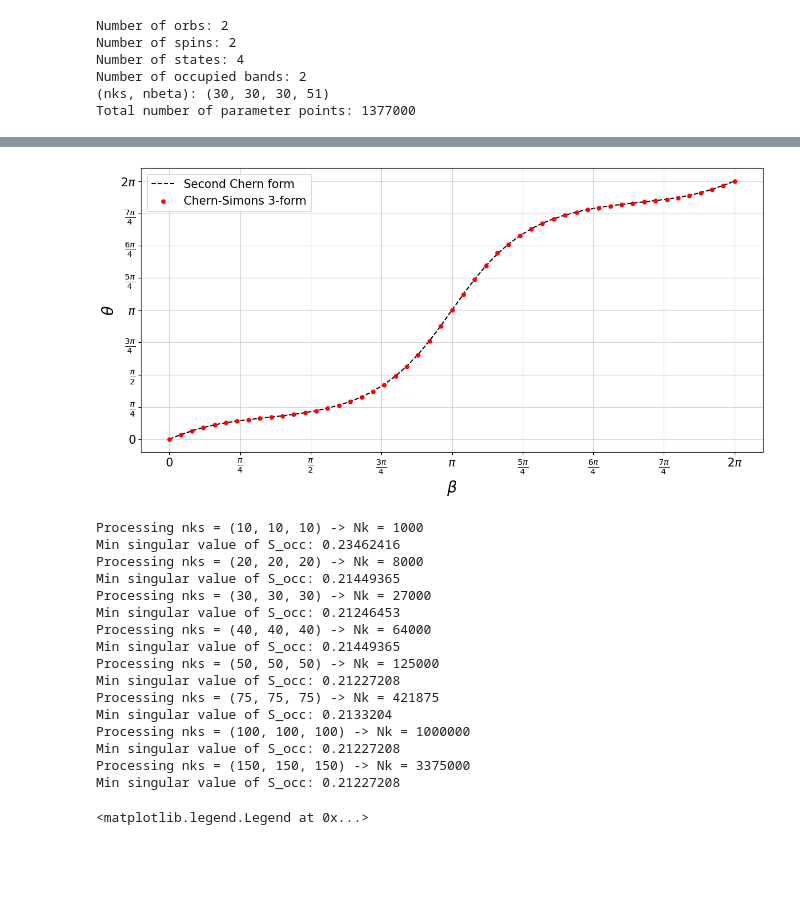
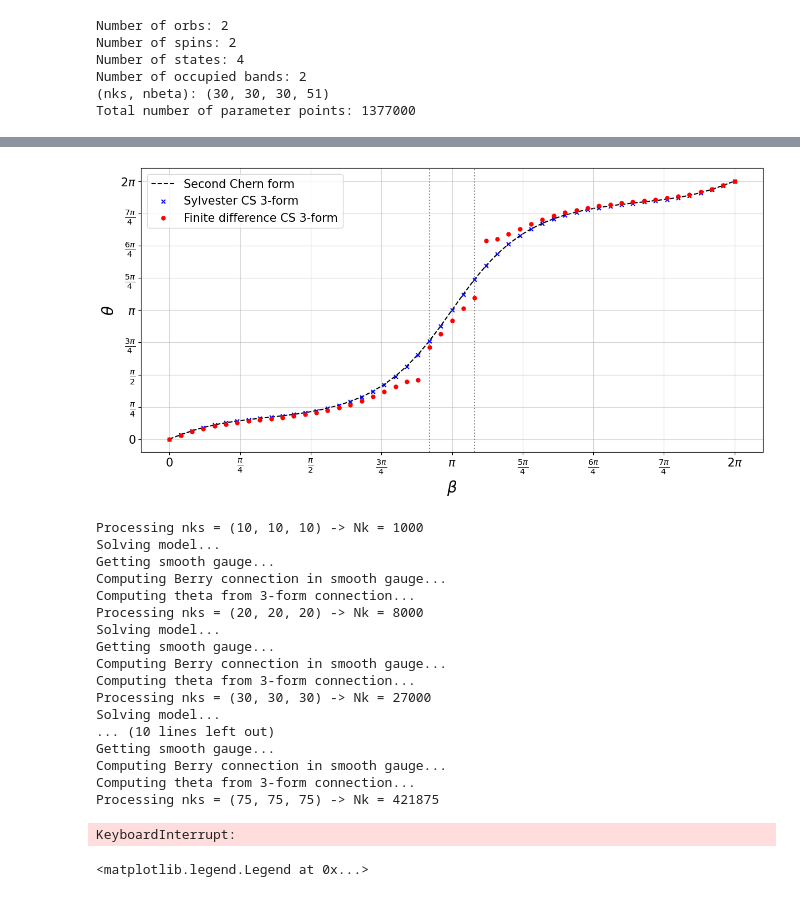
Before and after one commit to treycole/axion-projection-gauge, a Jupyter notebook: calculations/fkm_proj.ipynb, the cells around one changed output, grey strips where cells are left out. Saved outputs shown, nothing was run; the diff lists cells and outputs as text; code cells hidden in the pictures; blank space fills up the shorter version.

Commit message:
finite difference calculation

```diff
--- a/calculations/fkm_proj.ipynb
+++ b/calculations/fkm_proj.ipynb
@@ -103,3 +105,7 @@ betas_kubo, thetas_kubo, c2 = fkm_model.axion_angle(
     diff_order=8,
     beta=betas
 )
+# %%
+mesh = Mesh(dim_k=3, axis_types=["k", "k", "k"])
+mesh.build_grid(shape=nks)
+dks = [1/nk for nk in nks]
@@ -106,15 +145,20 @@ betas_kubo, thetas_kubo, c2 = fkm_model.axion_angle(
 # %%
 thetas_3form_curv = np.zeros((betas.shape[0]))
 thetas_3form_conn = np.zeros((betas.shape[0]))
+thetas_3form_fd = np.zeros((betas.shape[0]))
+
+window = 0.3
 
 for idx, beta in enumerate(betas):
     print(f"Computing theta for beta index {idx} / {betas.shape[0]-1}")
+
+    print("Defining model...")
     model = fkm_model.copy()
     model.set_parameters({"beta": beta})
 
     # trial wavefunctions of form (orbital, spin, amp)
     # buffer zone to avoid singularity at beta = pi
-    if abs(beta - np.pi) < 0.6:
+    if abs(beta - np.pi) < window:
         # breaks TRS in gauge to avoid topological obstruction
         tf_list = [
             [(0, 0, -1), (0, 1, 1)],
@@ -123,6 +167,7 @@ for idx, beta in enumerate(betas):
     else:
         tf_list = [[(0, 0, 1), (1, 0, -1)], [(0, 1, 1), (1, 1, -1)]]
 
+    print("Getting axion angle via Sylvester 3-form...")
     theta, theta2 = axion_angle_3form(
         model, tf_list, nks=nks, return_both=True, order_fd=11,
         use_tf_speedup=True
@@ -130,6 +175,10 @@ for idx, beta in enumerate(betas):
     thetas_3form_curv[idx] = theta
     thetas_3form_conn[idx] = theta2
 
-    print(f"idx: {idx}, beta: {beta}, theta: {theta.real}, theta2: {theta2.real}")
+    theta_fd = find_diff_axion(model, tf_list)
+    thetas_3form_fd[idx] = theta_fd
+
+    print(f"idx: {idx}, beta: {beta}, theta: {theta.real}, theta_fd: {theta_fd.real}")
+    print("-----")
 # %% [output]
 Computing theta for beta index 0 / 50
@@ -152,11 +213,14 @@ idx: 50, beta: 6.283185307179586, theta: -3.597794973218158e-10, theta2: -3.5977
 # %%
 thetas_proj_conn = np.unwrap(thetas_3form_conn)
 thetas_proj_curv = np.unwrap(thetas_3form_curv)
+thetas_fd = np.unwrap(thetas_3form_fd)
+# %%
+mask = abs(betas - np.pi) < window
 # %%
 fig, ax = plt.subplots(figsize=(12, 6), constrained_layout=True)  # PRB single-column friendly
 
 ax.plot(
-    betas, thetas_kubo.real,
+    betas, thetas_4curv.real,
     lw=1.5, zorder=1, c='k', ls='--',
     label=r"Second Chern form"
     )
@@ -164,53 +228,64 @@ ax.plot(
 
 ax.scatter(
     betas, thetas_proj_curv,
+    s=25, c='b', zorder=3, marker='x',
+    label=r"Sylvester CS 3-form"
+    )
+
+ax.scatter(
+    betas, thetas_fd,
     s=25, c='r', zorder=3, marker='o',
-    label=r"Chern-Simons 3-form"
+    label=r"Finite difference CS 3-form"
     )
 
 # ax.scatter(
 #     betas, thetas_proj_conn,
 #     s=15, c='r', zorder=2, marker='o',
 #     label="Chern-Simons 3-form from connection"
 #     )
 
 ax.set_xlabel(r"$\beta$", size=20)
 ax.set_ylabel(r"$\theta$", size=20)
+
+ax.axvline(betas[mask][0], ls=':', c='gray')
+ax.axvline(betas[mask][-1], ls=':', c='gray')
 
 tick_positions = np.arange(0, 2*np.pi+np.pi/4, np.pi/4)
 tick_labels = [
     r"$0$", r"$\frac{\pi}{4}$", r"$\frac{\pi}{2}$", r"$\frac{3\pi}{4}$", r"$\pi$",
     r"$\frac{5\pi}{4}$", r"$\frac{6\pi}{4}$", r"$\frac{7\pi}{4}$", r"$2\pi$"]
 
 ax.set_xticks(tick_positions)
 ax.set_xticklabels(tick_labels, size=15)
 ax.set_yticks(tick_positions)
 ax.set_yticklabels(tick_labels, size=15)
 
 # ax.tick_params(direction="out", length=4, width=0.9)
 # ax.minorticks_on()
 # ax.grid(True, which="major", alpha=0.8, linewidth=1)
 # ax.grid(True, which="minor", alpha=1, linewidth=0.5)
 
 ax.grid(alpha=0.5)
 ax.legend(loc='upper left', prop={'size': 15})
 # ax.set_title(fr"$N_k = ${nks}, $C_2 = {c2:.4f}$", size=15)
 plt.savefig("fkm_axion_angle_comparison.png", dpi=600, bbox_inches="tight")
 plt.show()
 # %% [output]
-[figure, old version]
+[figure, new version]
 # %%
 nkxs = [10, 20, 30, 40, 50, 75, 100, 150]
 
 thetas_beta_pi_curv = np.zeros(len(nkxs))
 thetas_beta_pi_conn = np.zeros(len(nkxs))
 thetas_beta_pi_4curv = np.zeros(len(nkxs))
+thetas_beta_pi_fd = np.zeros(len(nkxs))
 
 beta = np.pi
 
 for idx, nkx in enumerate(nkxs):
     nks = nkx, nkx, nkx
     print(f"Processing nks = {nks} -> Nk = {nkx**3}")
+
     # 4-curvature
     betas_kubo, thetas_kubo, c2 = fkm_model.axion_angle(
     nks=nks,
@@ -224,7 +299,6 @@ for idx, nkx in enumerate(nkxs):
     thetas_beta_pi_4curv[idx] = thetas_kubo[np.abs(betas - np.pi).argmin()]
 
     # 3-form
-
     model = fkm_model.copy()
     model.set_parameters({"beta": beta})
 
@@ -236,26 +310,30 @@ for idx, nkx in enumerate(nkxs):
         ]
 
     theta_curv, theta_conn = axion_angle_3form(model, tf_list, nks=nks, return_both=True, order_fd=21, use_tf_speedup=True)
+    thetas_fd = find_diff_axion(model, tf_list)
 
     thetas_beta_pi_curv[idx] = theta_curv.real
     thetas_beta_pi_conn[idx] = theta_conn.real
+    thetas_beta_pi_fd[idx] = thetas_fd.real
 # %% [output]
 Processing nks = (10, 10, 10) -> Nk = 1000
-Min singular value of S_occ: 0.23462416
+Solving model...
+Getting smooth gauge...
+Computing Berry connection in smooth gauge...
+Computing theta from 3-form connection...
 Processing nks = (20, 20, 20) -> Nk = 8000
-Min singular value of S_occ: 0.21449365
+Solving model...
+Getting smooth gauge...
+Computing Berry connection in smooth gauge...
+Computing theta from 3-form connection...
 Processing nks = (30, 30, 30) -> Nk = 27000
-Min singular value of S_occ: 0.21246453
-Processing nks = (40, 40, 40) -> Nk = 64000
-Min singular value of S_occ: 0.21449365
-Processing nks = (50, 50, 50) -> Nk = 125000
-Min singular value of S_occ: 0.21227208
+Solving model...
+... (10 lines left out)
+Getting smooth gauge...
+Computing Berry connection in smooth gauge...
+Computing theta from 3-form connection...
 Processing nks = (75, 75, 75) -> Nk = 421875
-Min singular value of S_occ: 0.2133204
-Processing nks = (100, 100, 100) -> Nk = 1000000
-Min singular value of S_occ: 0.21227208
-Processing nks = (150, 150, 150) -> Nk = 3375000
-Min singular value of S_occ: 0.21227208
+KeyboardInterrupt:
 # %%
 fig, ax = plt.subplots()
 
```
Also changed, not shown: parts of 5 cells of this notebook, 8 other files.
